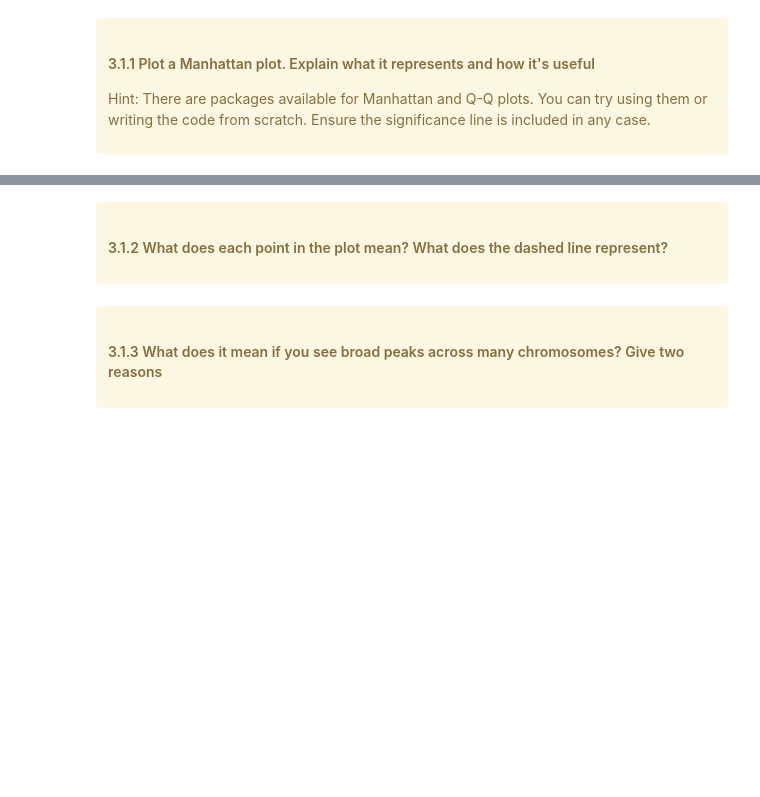
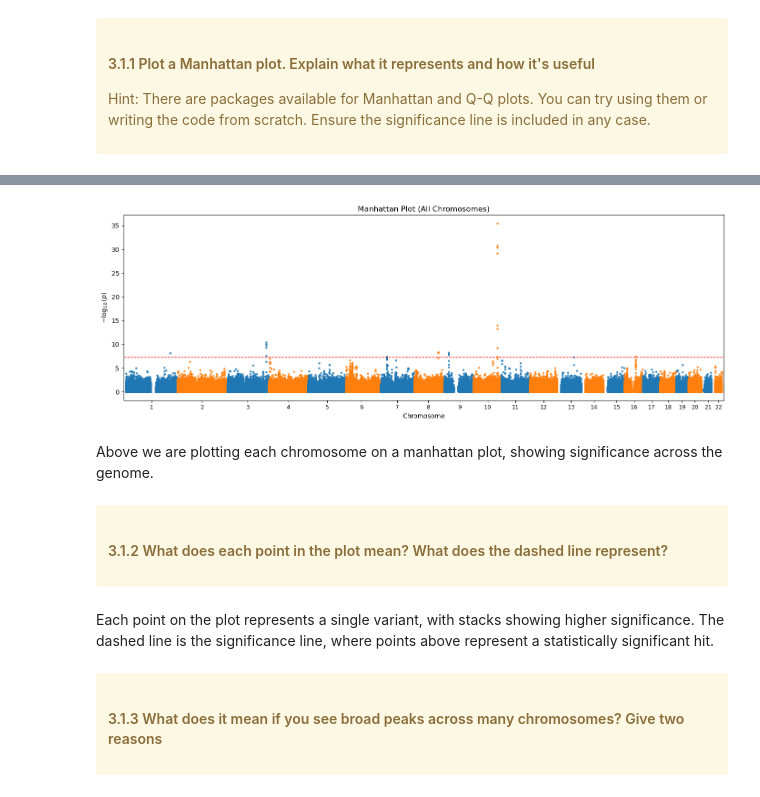
Before and after one commit to ishitasukul-tech/BIOL-6150-Project-6, a Jupyter notebook: Project6-GWAS.ipynb, the cells around one changed output, grey strips where cells are left out. Saved outputs shown, nothing was run; the diff lists cells and outputs as text; code cells hidden in the pictures; blank space fills up the shorter version.

Commit message:
Added stats visuals

```diff
--- a/Project6-GWAS.ipynb
+++ b/Project6-GWAS.ipynb
@@ -246,3 +291,37 @@ They coincide in the sense that in a logistic model the "β" IS the log(OR). How
+# %%
+# Calculate cumulative genomic positions so chromosomes don't overlap
+chrom_lengths = gwas_df.groupby(CHR, sort=False)[BP].max()
+chrom_offsets = chrom_lengths.shift(fill_value=0).cumsum()
+
+gwas_df['bp_offset'] = gwas_df[CHR].map(chrom_offsets)
+gwas_df['plot_bp'] = gwas_df[BP] + gwas_df['bp_offset']
+
+# Calculate tick positions at the center of each chromosome for labeling
+chrom_centers = gwas_df.groupby(CHR, sort=False)['plot_bp'].mean()
+
+# Plot the Manhattan plot with alternating colors
+plt.figure(figsize=(14, 5))
+
+colors = ['tab:blue', 'tab:orange']
+for i, (chrom, group) in enumerate(gwas_df.groupby(CHR, sort=False)):
+    color = colors[i % len(colors)]
+    plt.scatter(group['plot_bp'], group["LOG10P"], s=6, alpha=0.7, color=color)
+
+# Add genome-wide significance threshold line (5e-8)
+plt.axhline(-np.log10(5e-8), ls="--", color="red", lw=1, label="Significance threshold")
+
+# Customize axes and labels
+plt.xticks(ticks=chrom_centers, labels=chrom_centers.index, fontsize=9)
+plt.xlim(gwas_df['plot_bp'].min() - 1e7, gwas_df['plot_bp'].max() + 1e7)
+plt.title("Manhattan Plot (All Chromosomes)")
+plt.xlabel("Chromosome")
+plt.ylabel(r"$-\log_{10}(p)$")
+plt.tight_layout()
+plt.show()
+# %% [output]
+[figure, added]
+# %% [markdown]
+Above we are plotting each chromosome on a manhattan plot, showing significance across the genome.
 # %% [markdown]
 <div class="alert alert-block alert-warning">
     <h4>3.1.2 What does each point in the plot mean? What does the dashed line represent?</h4>
@@ -252,3 +329,5 @@ They coincide in the sense that in a logistic model the "β" IS the log(OR). How
+# %% [markdown]
+Each point on the plot represents a single variant, with stacks showing higher significance. The dashed line is the significance line, where points above represent a statistically significant hit.
 # %% [markdown]
 <div class="alert alert-block alert-warning">
     <h4>3.1.3 What does it mean if you see broad peaks across many chromosomes? Give two reasons</h4>
```
Also changed, not shown: parts of 13 cells of this notebook.
